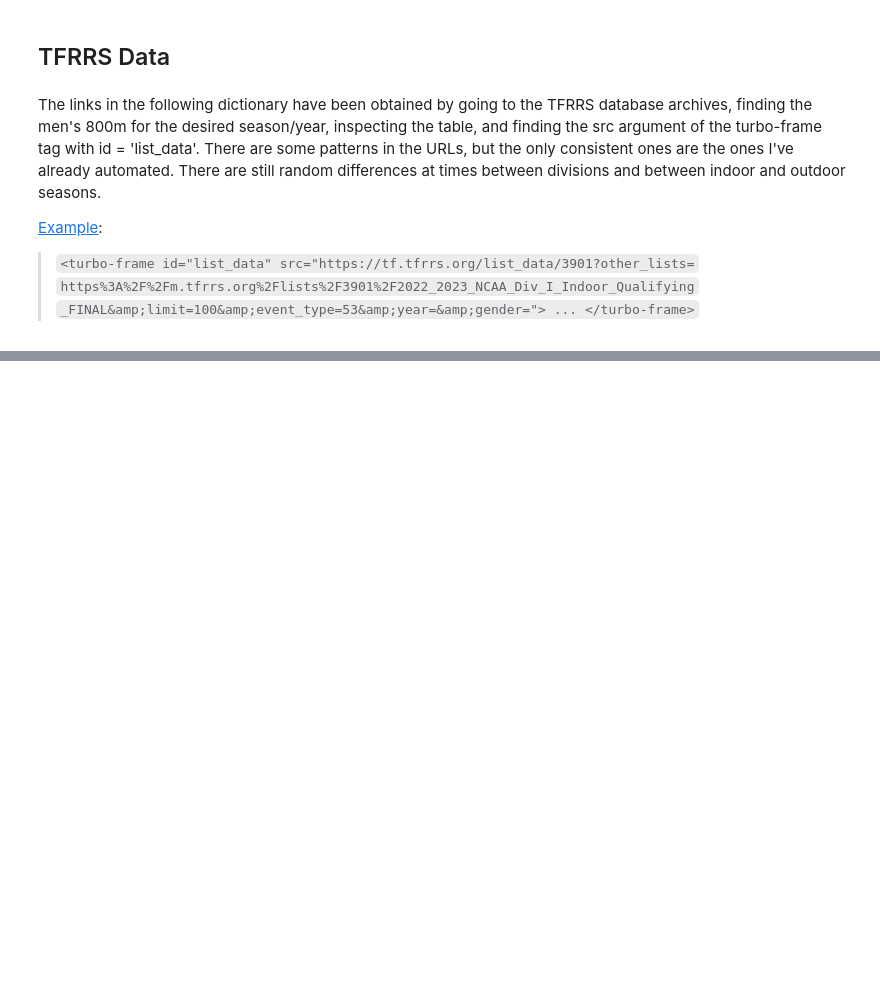
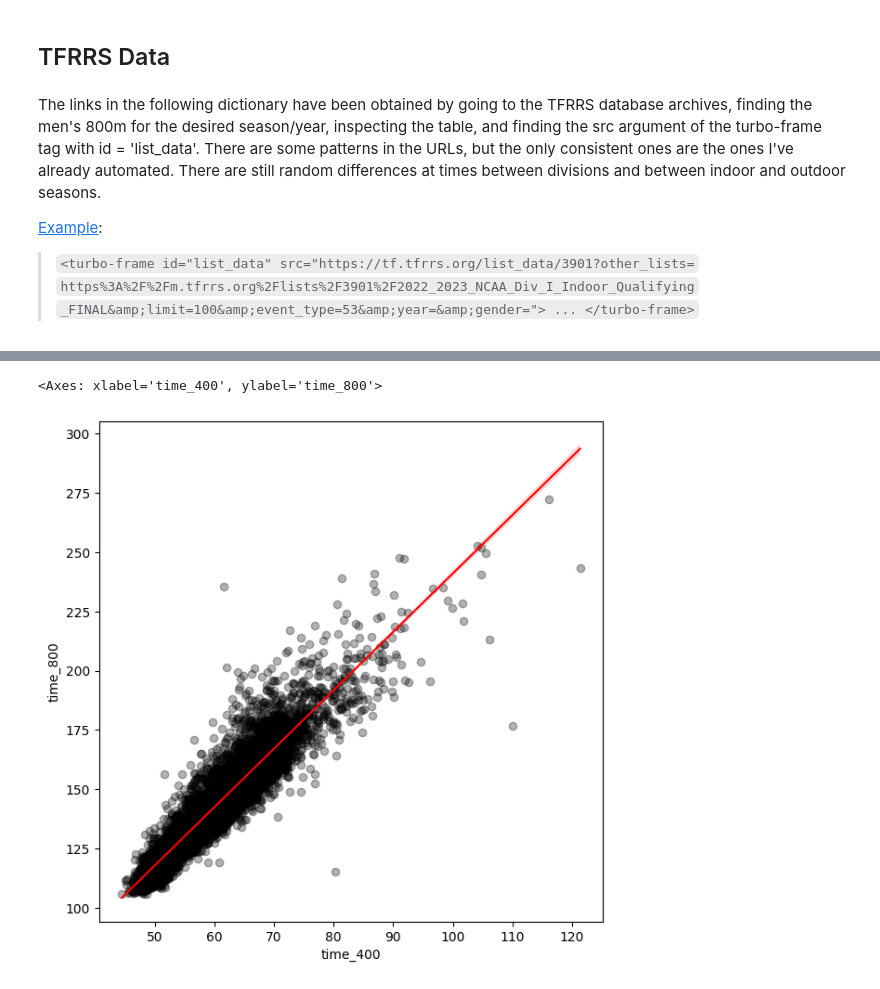
Before and after one commit to mitchellggreenhalgh/mid-distance-webscrapers, a Jupyter notebook: mid_distance_race_performances.ipynb, the cells around one changed output, grey strips where cells are left out. Cells and saved outputs as stored; diff of their text form; code cells hidden in the pictures; blank space fills up the shorter version.

```diff
--- a/mid_distance_race_performances.ipynb
+++ b/mid_distance_race_performances.ipynb
@@ -127,0 +201,14 @@ sns.regplot(x='time_400', y='time_800', data=df_all,
+# %%
+plt.figure(figsize = (7,7))
+sns.regplot(x='time_400', y='time_800', data=df_all,
+            scatter_kws={'color': 'black',
+                         'alpha': 0.3},
+            line_kws={'color': 'red',
+                      'lw': 1.5},
+            # lowess=True,
+            fit_reg=True)
+
+# Data cleaning: remove outliers, test assumptions, 400 < 100, 800 < 250?
+# %% [output]
+<Axes: xlabel='time_400', ylabel='time_800'>
+[figure, added]
```
Also changed, not shown: parts of 13 cells of this notebook.
